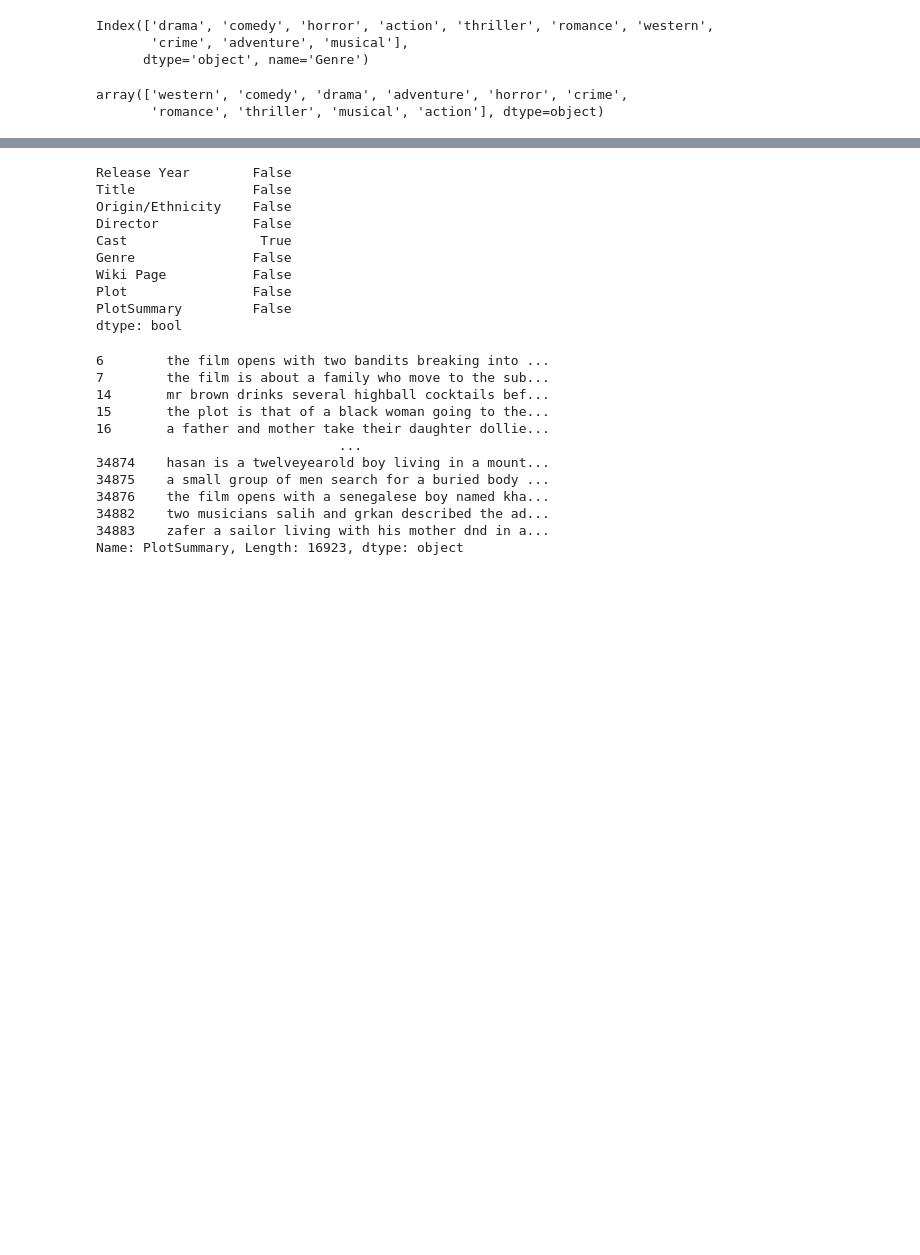
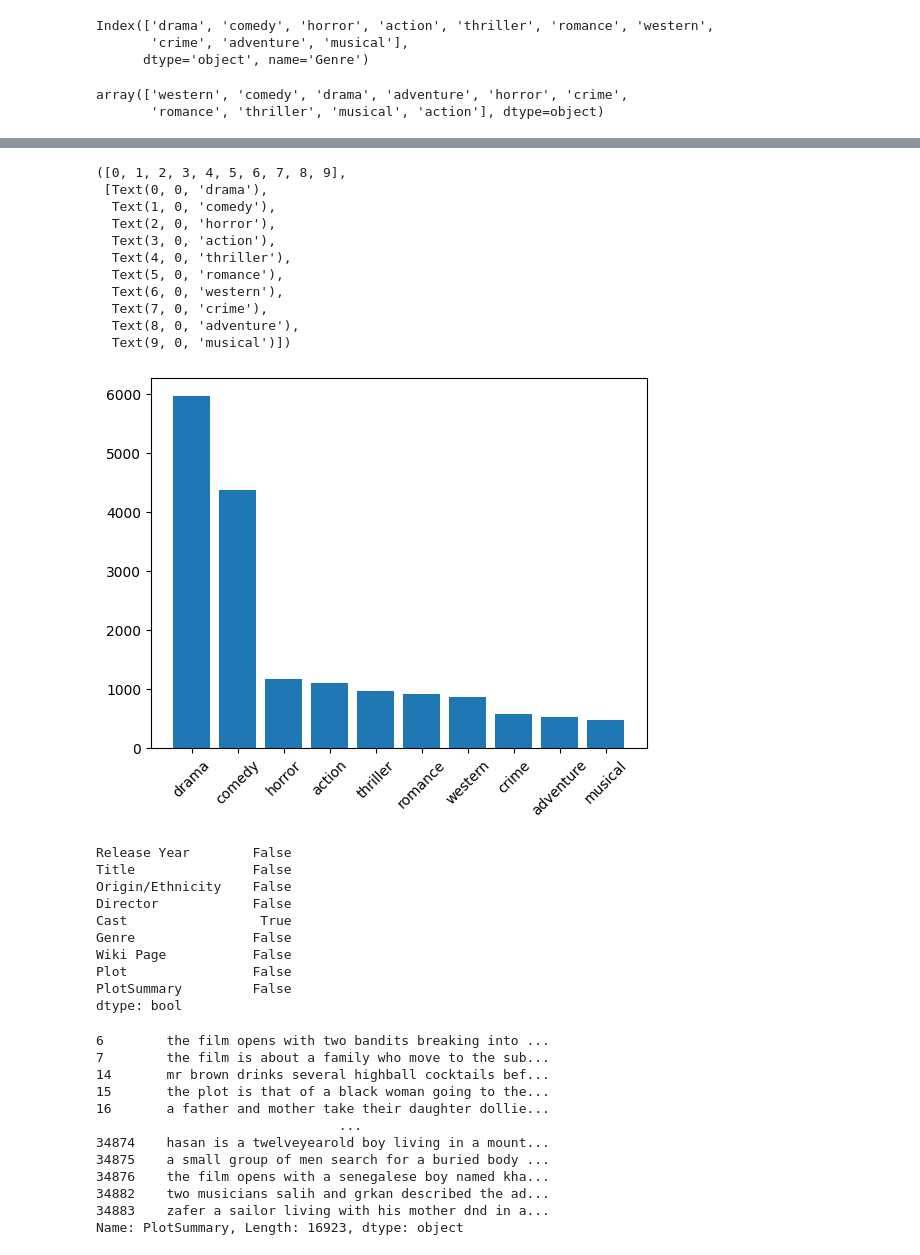
Before and after one commit to rafammi/imdb_synopsis_classifier, a Jupyter notebook: notebooks/test.ipynb, the cells around one changed output, grey strips where cells are left out. Drawn from its saved outputs; the diff is of its cells as text; code cells hidden in the pictures; blank space fills up the shorter version.

```diff
--- a/notebooks/test.ipynb
+++ b/notebooks/test.ipynb
@@ -67,3 +83,21 @@ array(['western', 'comedy', 'drama', 'adventure', 'horror', 'crime',
+# %%
+import matplotlib.pyplot as plt
+
+plt.bar(x = movies["Genre"].value_counts().index, height = movies["Genre"].value_counts())
+plt.xticks(rotation=45)
+# %% [output]
+([0, 1, 2, 3, 4, 5, 6, 7, 8, 9],
+ [Text(0, 0, 'drama'),
+  Text(1, 0, 'comedy'),
+  Text(2, 0, 'horror'),
+  Text(3, 0, 'action'),
+  Text(4, 0, 'thriller'),
+  Text(5, 0, 'romance'),
+  Text(6, 0, 'western'),
+  Text(7, 0, 'crime'),
+  Text(8, 0, 'adventure'),
+  Text(9, 0, 'musical')])
+[figure, added]
 # %%
 movies.isna().any()
 # %% [output]
```
Also changed, not shown: parts of 4 cells of this notebook, 1 other file.
